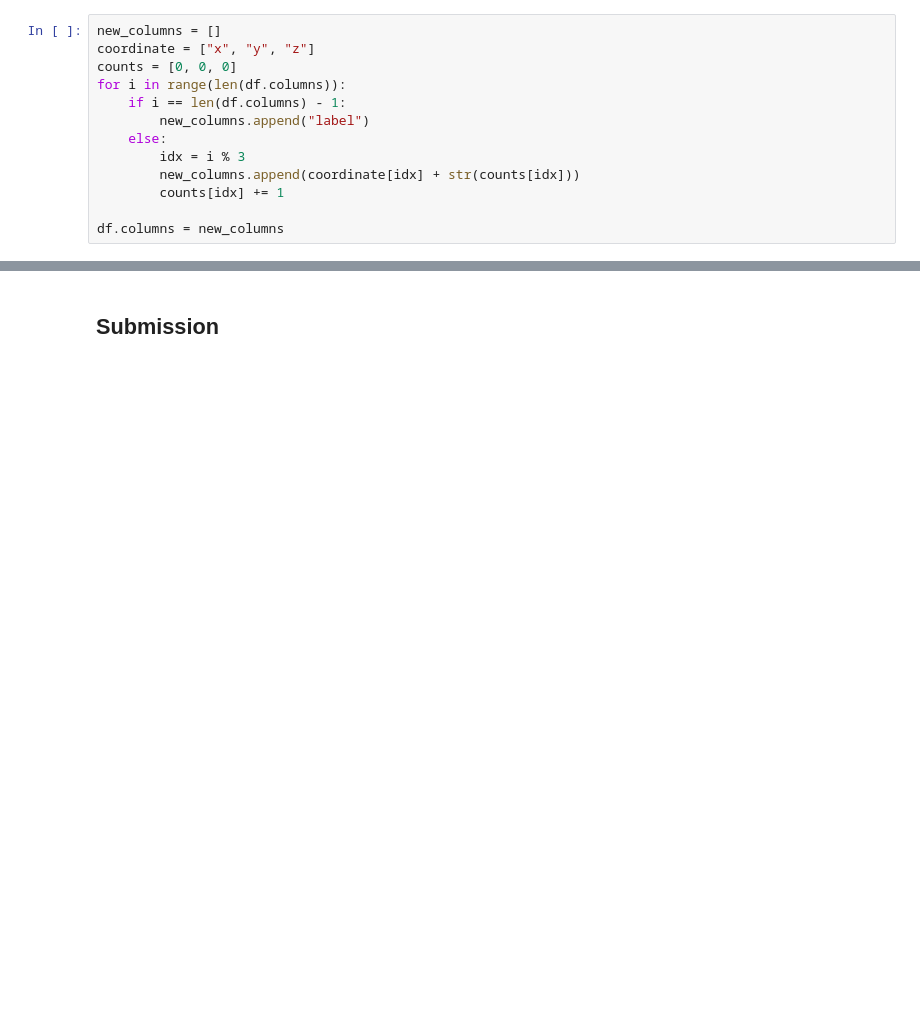
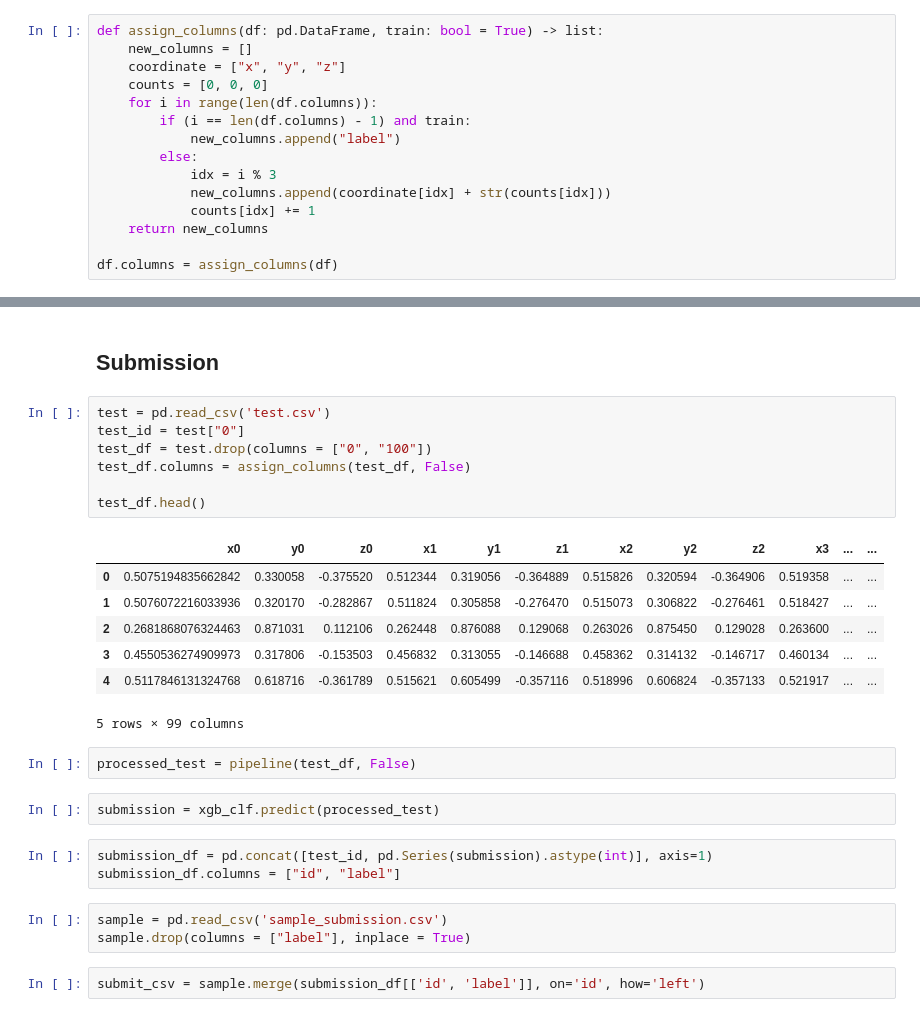
Before and after one commit to adli-arindra/DATASLAYER-ASOY, a Jupyter notebook: main.ipynb, the cells around one changed output, grey strips where cells are left out. Saved outputs shown, nothing was run; the diff lists cells and outputs as text; blank space fills up the shorter version.

```diff
--- a/main.ipynb
+++ b/main.ipynb
@@ -48,18 +48,20 @@ df.head()
 | 4 | 0.545664 | 0.293962 | -0.291210 | 0.549378 | 0.272393 | -0.282881 | 0.552385 | 0.273045 | -0.282866 | 0.555715 | ... | ... |
 5 rows × 100 columns
 # %%
-new_columns = []
-coordinate = ["x", "y", "z"]
-counts = [0, 0, 0]
-for i in range(len(df.columns)):
-    if i == len(df.columns) - 1:
-        new_columns.append("label")
-    else:
-        idx = i % 3
-        new_columns.append(coordinate[idx] + str(counts[idx]))
-        counts[idx] += 1
+def assign_columns(df: pd.DataFrame, train: bool = True) -> list:
+    new_columns = []
+    coordinate = ["x", "y", "z"]
+    counts = [0, 0, 0]
+    for i in range(len(df.columns)):
+        if (i == len(df.columns) - 1) and train:
+            new_columns.append("label")
+        else:
+            idx = i % 3
+            new_columns.append(coordinate[idx] + str(counts[idx]))
+            counts[idx] += 1
+    return new_columns
 
-df.columns = new_columns
+df.columns = assign_columns(df)
 # %% [markdown]
 ## Exploratory Data Analysis
 # %%
@@ -181,2 +189,29 @@ print(accuracy_score(y_val, y_pred))
 # %% [markdown]
 ## Submission
+# %%
+test = pd.read_csv('test.csv')
+test_id = test["0"]
+test_df = test.drop(columns = ["0", "100"])
+test_df.columns = assign_columns(test_df, False)
+
+test_df.head()
+# %% [output]
+|  | x0 | y0 | z0 | x1 | y1 | z1 | x2 | y2 | z2 | x3 | ... | ... |
+| 0 | 0.5075194835662842 | 0.330058 | -0.375520 | 0.512344 | 0.319056 | -0.364889 | 0.515826 | 0.320594 | -0.364906 | 0.519358 | ... | ... |
+| 1 | 0.5076072216033936 | 0.320170 | -0.282867 | 0.511824 | 0.305858 | -0.276470 | 0.515073 | 0.306822 | -0.276461 | 0.518427 | ... | ... |
+| 2 | 0.2681868076324463 | 0.871031 | 0.112106 | 0.262448 | 0.876088 | 0.129068 | 0.263026 | 0.875450 | 0.129028 | 0.263600 | ... | ... |
+| 3 | 0.4550536274909973 | 0.317806 | -0.153503 | 0.456832 | 0.313055 | -0.146688 | 0.458362 | 0.314132 | -0.146717 | 0.460134 | ... | ... |
+| 4 | 0.5117846131324768 | 0.618716 | -0.361789 | 0.515621 | 0.605499 | -0.357116 | 0.518996 | 0.606824 | -0.357133 | 0.521917 | ... | ... |
+5 rows × 99 columns
+# %%
+processed_test = pipeline(test_df, False)
+# %%
+submission = xgb_clf.predict(processed_test)
+# %%
+submission_df = pd.concat([test_id, pd.Series(submission).astype(int)], axis=1)
+submission_df.columns = ["id", "label"]
+# %%
+sample = pd.read_csv('sample_submission.csv')
+sample.drop(columns = ["label"], inplace = True)
+# %%
+submit_csv = sample.merge(submission_df[['id', 'label']], on='id', how='left')
```
Also changed, not shown: parts of 9 cells of this notebook, 1 other file.
